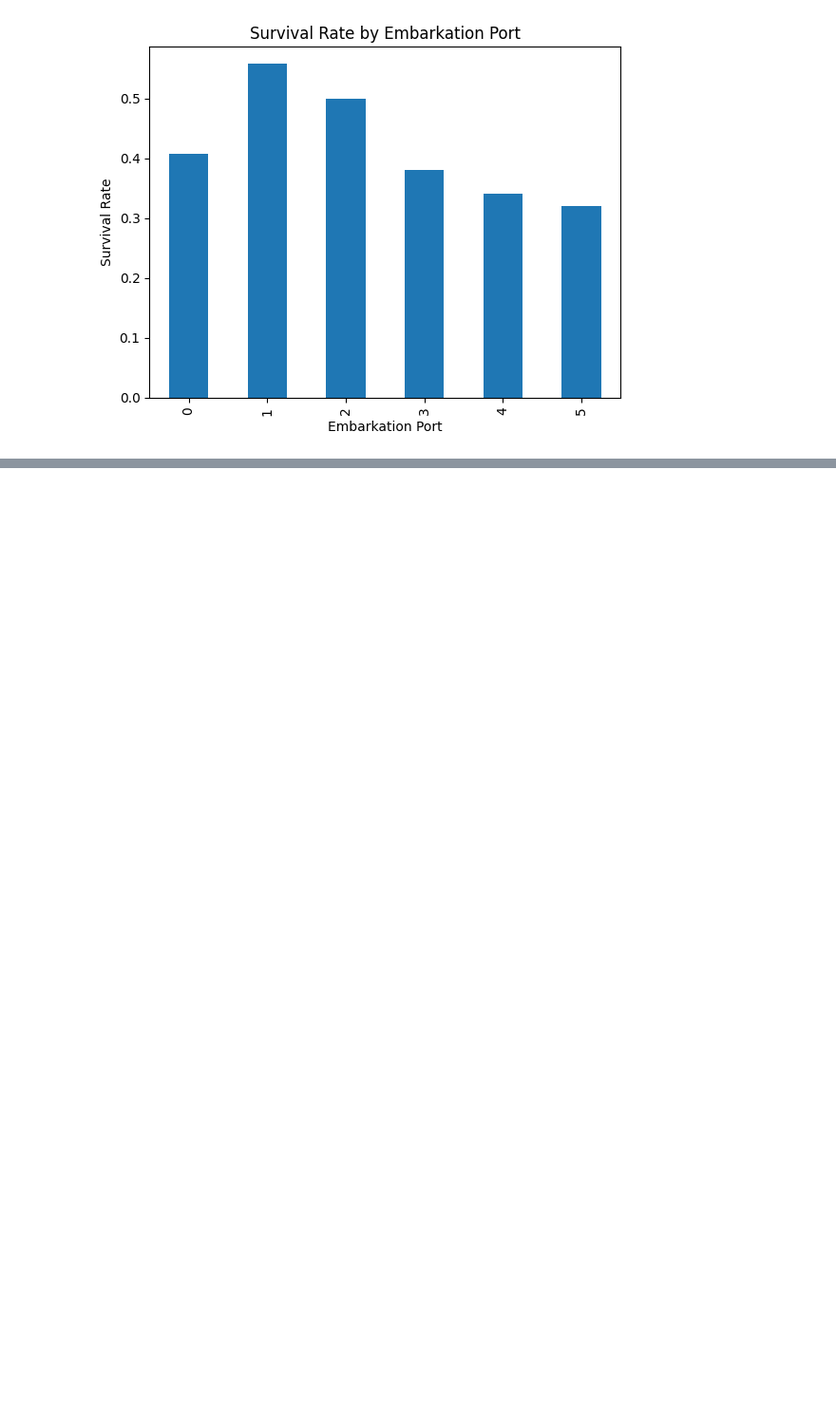
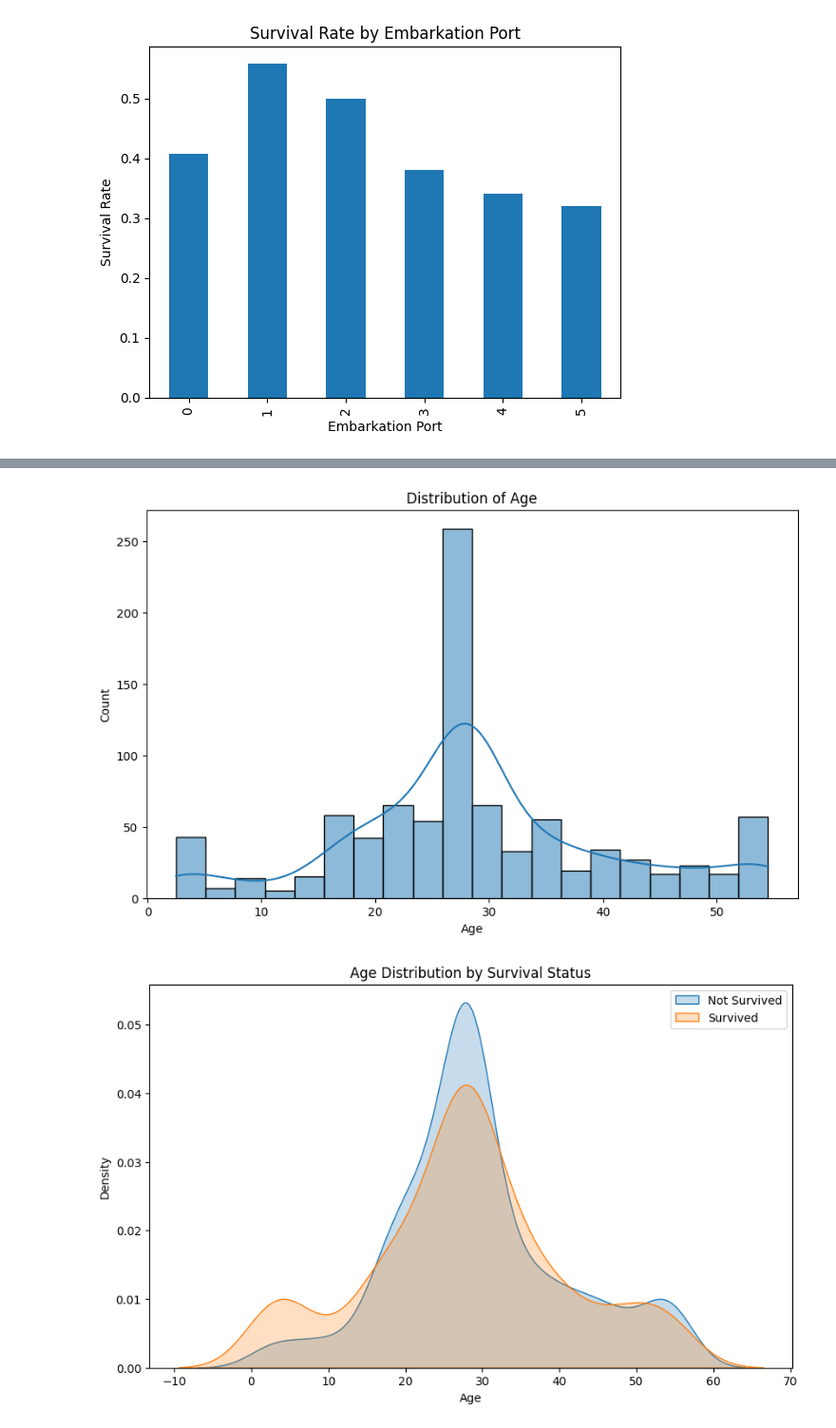
Before and after one commit to softwareWCU/Data-Preprocessing-for-ML-using-Titanic-Dataset, a Jupyter notebook: Titanic_Full_Data_Cleaning_Assignment.ipynb, the cells around one changed output, grey strips where cells are left out. Shown at 95% size. Cells and saved outputs as stored; diff of their text form; code cells hidden in the pictures; blank space fills up the shorter version.

```diff
--- a/Titanic_Full_Data_Cleaning_Assignment.ipynb
+++ b/Titanic_Full_Data_Cleaning_Assignment.ipynb
@@ -274,0 +370,24 @@ plt.show()
+# %%
+
+
+# 1. For the 'Age' column:
+# a. Create a histogram or KDE plot to visualize its distribution.
+plt.figure(figsize=(10, 6))
+sns.histplot(df['Age'], kde=True)
+plt.title('Distribution of Age')
+plt.xlabel('Age')
+plt.ylabel('Count')
+plt.show()
+
+# b. Create a KDE plot to show the distribution of 'Age' for both 'Survived' (1) and 'Not Survived' (0) passengers, on the same plot.
+plt.figure(figsize=(10, 6))
+sns.kdeplot(df[df['Survived'] == 0]['Age'], label='Not Survived', fill=True)
+sns.kdeplot(df[df['Survived'] == 1]['Age'], label='Survived', fill=True)
+plt.title('Age Distribution by Survival Status')
+plt.xlabel('Age')
+plt.ylabel('Density')
+plt.legend()
+plt.show()
+# %% [output]
+[figure, added]
+[figure, added]
```
Also changed, not shown: parts of 20 cells of this notebook.
